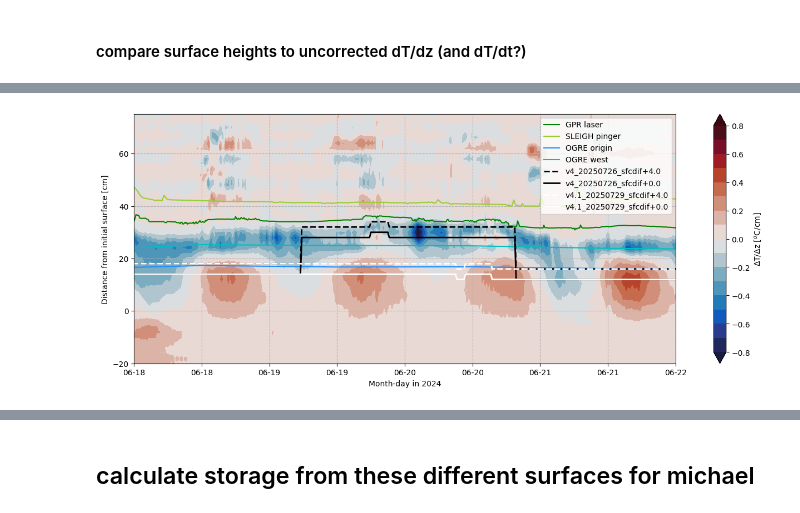
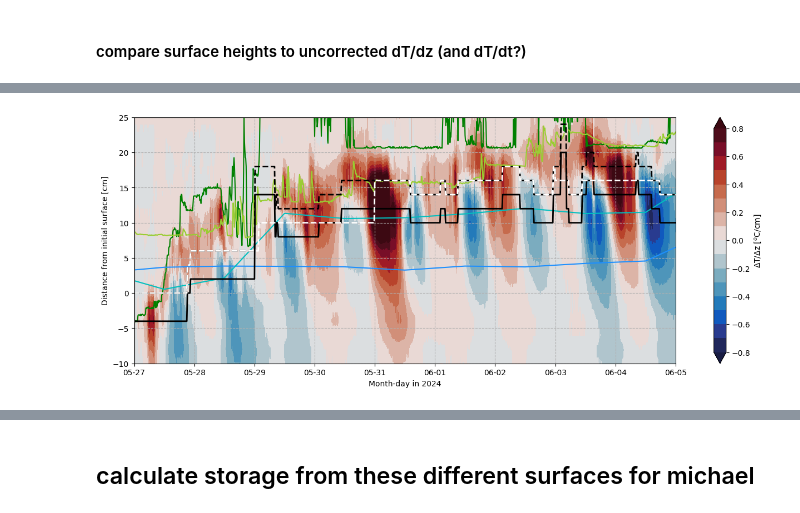
Before and after one commit to sledd/ICECAPS_raven, a Jupyter notebook: var-surfaces_avg-dTdz_comparison.ipynb, the cells around one changed output, grey strips where cells are left out. Saved outputs shown, nothing was run; the diff lists cells and outputs as text; code cells hidden in the pictures.

```diff
--- a/var-surfaces_avg-dTdz_comparison.ipynb
+++ b/var-surfaces_avg-dTdz_comparison.ipynb
@@ -327,7 +333,7 @@ simba_melty_idx = get_gpr_melt_dates(gpr_melt_idx, simba_data['dates'])
 daily_avgs_dTdz_dry = get_subset_dTdz_cycle(simba_melty_idx, avg_diurnal_dTdz, 'dry', simba_data['dates'])
 daily_avgs_dTdz_melty = get_subset_dTdz_cycle(simba_melty_idx, avg_diurnal_dTdz, 'melt', simba_data['dates'])
 # %%
-fig, axs = plt.subplots(1,3, figsize=(10,6), constrained_layout=True, sharey=True)
+fig, axs = plt.subplots(1,4, figsize=(12,6), constrained_layout=True, sharey=True)
 
 subtitles = ['All days', 'Days where GPR melt<0.8', 'Days where GPR melt>0.8']
 
@@ -335,14 +341,21 @@ subtitles = ['All days', 'Days where GPR melt<0.8', 'Days where GPR melt>0.8']
 for i, (ax, var) in enumerate(zip(axs.ravel(), [avg_diurnal_dTdz, daily_avgs_dTdz_dry, daily_avgs_dTdz_melty])):
     cb = ax.contourf(np.unique(plt_tod), depth_rel_sfc, np.swapaxes(var*-1.,0,1), levels=np.arange(-.4,.41,.05),
                      cmap=cmocean.cm.balance, extend='max')
+    ax.set_title(subtitles[i])
 
+plt.colorbar(cb, label='Mean $\Delta$T/$\Delta$z [$^o$C/cm]', ax=axs[2])
 
+var_dif = daily_avgs_dTdz_melty - daily_avgs_dTdz_dry
+cb = axs[3].contourf(np.unique(plt_tod), depth_rel_sfc, np.swapaxes(var_dif*-1.,0,1),# levels=np.arange(-.4,.41,.05),
+                 cmap=cmocean.cm.curl)#, extend='max')
+plt.colorbar(cb, label='$\Delta$ $\Delta$T/$\Delta$z [$^o$C/cm]', ax=axs[3])
+axs[3].set_title('Melt - Nonmelt')
+
+for ax in axs.ravel():
     ax.set_ylim(-120,0)
-    ax.set_title(subtitles[i])
     ax.set_xlabel('Hour in day')
     ax.grid(alpha=.5, ls='--')
 
-plt.colorbar(cb, label='Mean $\Delta$T/$\Delta$z [$^o$C/cm]', ax=axs[-1])
 
 axs[0].set_ylabel('Depth from surface [cm]')
 fig.suptitle('Corrected temperatures')
@@ -449,14 +540,17 @@ asfs_data_lev2 = load_raven_sleigh_data(sleigh_vars)
 # %%
 ogre_surface = load_ogre_surfaces()
 # %%
-file_versions = ['v4_20250726_sfcdif+4.0', 'v4_20250726_sfcdif+0.0',
-                 'v4.1_20250729_sfcdif+4.0', 'v4.1_20250729_sfcdif+0.0']
+# file_versions = ['v4_20250726_sfcdif+4.0', 'v4_20250726_sfcdif+0.0',
+#                  'v4.1_20250729_sfcdif+4.0', 'v4.1_20250729_sfcdif+0.0']
+file_versions = [
+                 'v4.1_20250729_sfcdif+4.0', 'v4.1_20250729_sfcdif+0.0',
+                'v4.2_20250730_sfcdif+4.0_ksi15.0']
 
 fig, ax = plt.subplots(1, figsize=(12,5), constrained_layout=True, sharex=False)
 
 cmap = plt.cm.RdPu
 # cmap = cmocean.cm.amp
-cb = ax.contourf(uncorrected_simba_data['dates'], uncorrected_simba_data['height'], np.swapaxes(uncorr_dTdz,0,1),
+cb = ax.contourf(uncorrected_simba_data['dates'], uncorrected_simba_data['height'], np.swapaxes(-1*uncorr_dTdz,0,1),
                 cmap=cmocean.cm.balance, levels=np.arange(-.8,.81,.1), extend='both')
 
 plt.colorbar(cb, ax=ax, label='$\Delta$T/$\Delta$z [$^o$C/cm]')
@@ -478,12 +572,13 @@ for fversion, c, ls in zip(file_versions,['k','k','w','w'],['--','-','--','-']):
 
 
 
-ax.legend(loc='upper right')
+ax.legend(loc='upper left')
 
 ax.set_ylabel('Distance from initial surface [cm]')
-ax.set_ylim(-20, 75)
+# ax.set_ylim(-20, 75)
+ax.set_ylim(0, 75)
 
-ax.set_xlim(datetime.datetime(2024,6,6),datetime.datetime(2024,6,15))
+ax.set_xlim(datetime.datetime(2024,7,20),datetime.datetime(2024,7,25))
 ax.xaxis.set_major_formatter(myFmt)
 ax.set_xlabel('Month-day in 2024')
 
@@ -497,45 +642,48 @@ plt.show()
 # %%
-
+file_versions = [
+                 'v4.1_20250729_sfcdif+4.0', 'v4.1_20250729_sfcdif+0.0',
+                'v4.2_20250730_sfcdif+4.0_ksi15.0']
 
 fig, ax = plt.subplots(1, figsize=(12,5), constrained_layout=True, sharex=False)
 
 cmap = plt.cm.RdPu
 # cmap = cmocean.cm.amp
-cb = ax.contourf(uncorrected_simba_data['dates'], uncorrected_simba_data['height'], np.swapaxes(uncorr_dTdz,0,1),
+cb = ax.contourf(uncorrected_simba_data['dates'], uncorrected_simba_data['height'], np.swapaxes(-uncorr_dTdz,0,1),
                 cmap=cmocean.cm.balance, levels=np.arange(-.8,.81,.1), extend='both')
 
 plt.colorbar(cb, ax=ax, label='$\Delta$T/$\Delta$z [$^o$C/cm]')
 
 ax.grid(ls='--')
 
 ax.plot( asfs_data_lev2['dates'], (asfs_data_lev2['snow_gpr_dist'][0]-asfs_data_lev2['snow_gpr_dist'])*100., label='GPR laser', c='green')
 ax.plot( asfs_data_lev2['dates'], asfs_data_lev2['snow_depth'], label='SLEIGH pinger', c='yellowgreen')
 
 for ogre, c in zip(['rav2_origin','rav3_west'],['dodgerblue', 'c']):
     ax.plot(ogre_surface[ogre]['dates'], (ogre_surface[ogre]['sfc'][0]-ogre_surface[ogre]['sfc'])*100.,
             label='OGRE '+ogre.split('_')[-1], c=c)
 
 for fversion, c, ls in zip(file_versions,['k','k','w','w'],['--','-','--','-']):
     sfc_dates, sfc_data = open_simba_sfc_file(fversion)
     if '+4' in fversion:
         sfc_data += 4.
     ax.plot(sfc_dates, sfc_data, label=fversion, c=c, lw=2, ls=ls)
 
 
 
-ax.legend(loc='upper right')
+# ax.legend(loc='upper right')
 
 ax.set_ylabel('Distance from initial surface [cm]')
-ax.set_ylim(-20, 75)
+# ax.set_ylim(-20, 75)
+ax.set_ylim(-10, 25)
 
-ax.set_xlim(datetime.datetime(2024,6,18),datetime.datetime(2024,6,22))
+ax.set_xlim(datetime.datetime(2024,5,27),datetime.datetime(2024,6,5))
 ax.xaxis.set_major_formatter(myFmt)
 ax.set_xlabel('Month-day in 2024')
 
 # axs[1].set_xlim(plt_times_not_smooth[0], plt_times_not_smooth[-1])
 # plt.savefig('/home/asledd/ICECAPS/keff_retrieval/Raven_dtdz-flux-profile-timeseries_skinT_3level-smoothing-window.png', dpi=250)
 # plt.savefig(plrams_fpath+'SIMBA_uncorrected_T_sfc-comparisons.png', dpi=300)
 
 plt.show()
 # %% [output]
-[figure, old version]
+[figure, new version]
```
Also changed, not shown: parts of 14 cells of this notebook.
